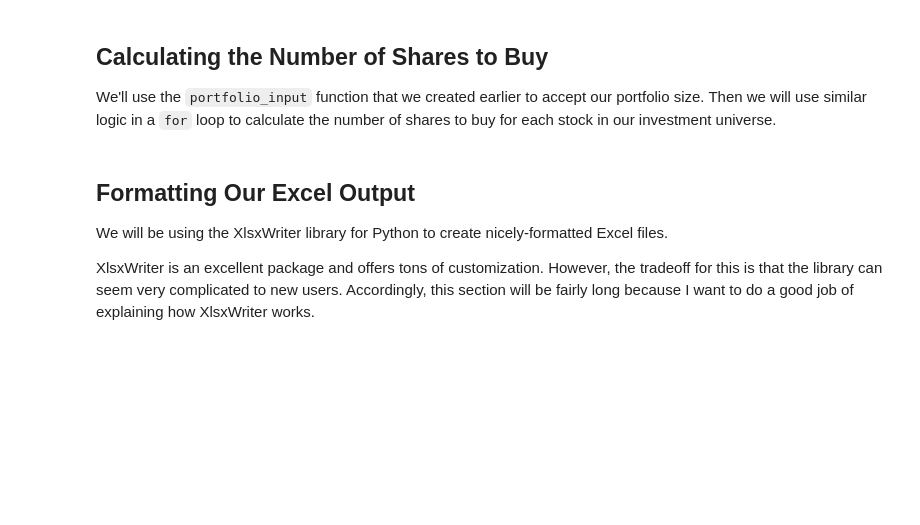
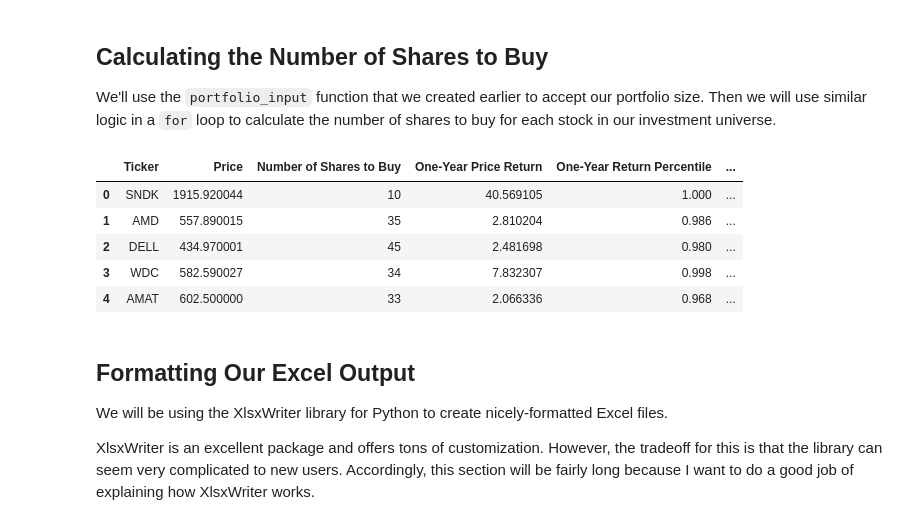
Before and after one commit to JoesonZ/Algorithmic-Trading-Using-Python, a Jupyter notebook: project2/002_quantitative_momentum_strategy.ipynb, the cells around one changed output. Cells and saved outputs as stored; diff of their text form; code cells hidden in the pictures; blank space fills up the shorter version.

```diff
--- a/project2/002_quantitative_momentum_strategy.ipynb
+++ b/project2/002_quantitative_momentum_strategy.ipynb
@@ -398,3 +400,25 @@ We'll use the `portfolio_input` function that we created earlier to accept our p
+# %%
+position_size = float(portfolio_size) / len(hqm_dataframe.index)
+shares = []
+
+for i in range(0, len(hqm_dataframe.index)):
+    temp_price = hqm_dataframe.loc[i, "Price"]
+
+    if isinstance(temp_price, float):
+        shares.append(math.floor(position_size / temp_price))
+    else:
+        shares.append("N/A")
+
+hqm_dataframe["Number of Shares to Buy"] = shares
+
+hqm_dataframe.head(5)
+# %% [output]
+|  | Ticker | Price | Number of Shares to Buy | One-Year Price Return | One-Year Return Percentile | ... |
+| 0 | SNDK | 1915.920044 | 10 | 40.569105 | 1.000 | ... |
+| 1 | AMD | 557.890015 | 35 | 2.810204 | 0.986 | ... |
+| 2 | DELL | 434.970001 | 45 | 2.481698 | 0.980 | ... |
+| 3 | WDC | 582.590027 | 34 | 7.832307 | 0.998 | ... |
+| 4 | AMAT | 602.500000 | 33 | 2.066336 | 0.968 | ... |
 # %% [markdown]
 ## Formatting Our Excel Output
 
```
Also changed, not shown: parts of 2 cells of this notebook.
